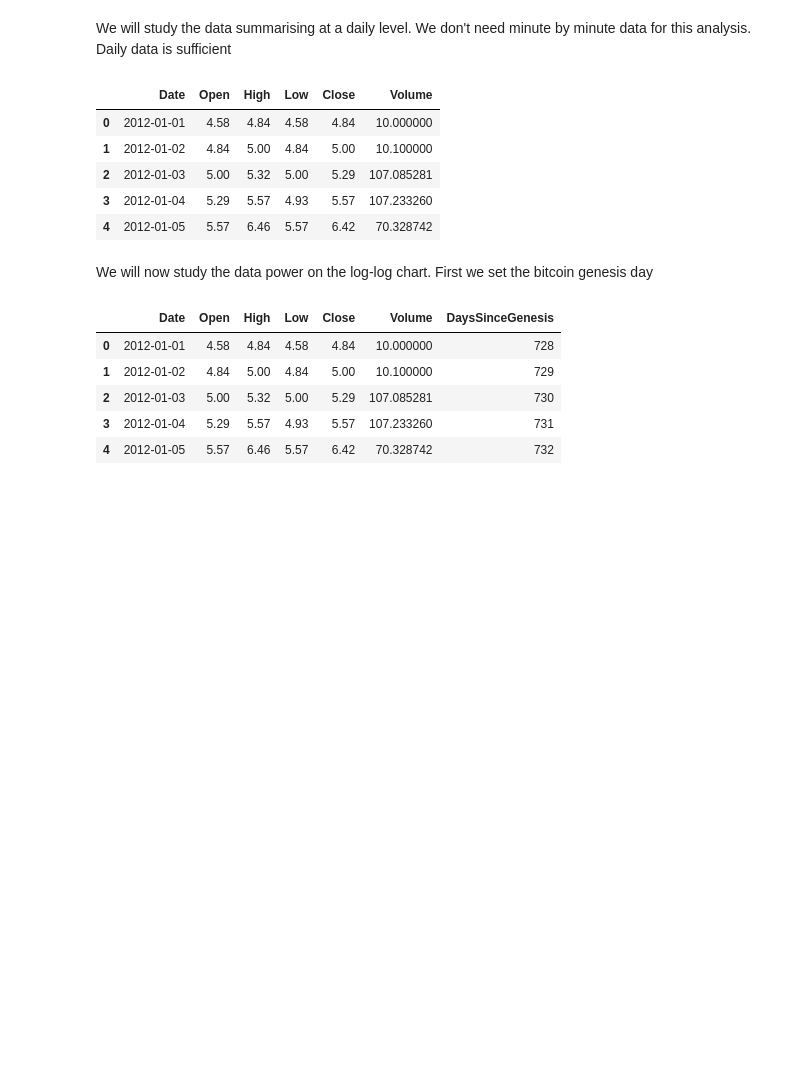
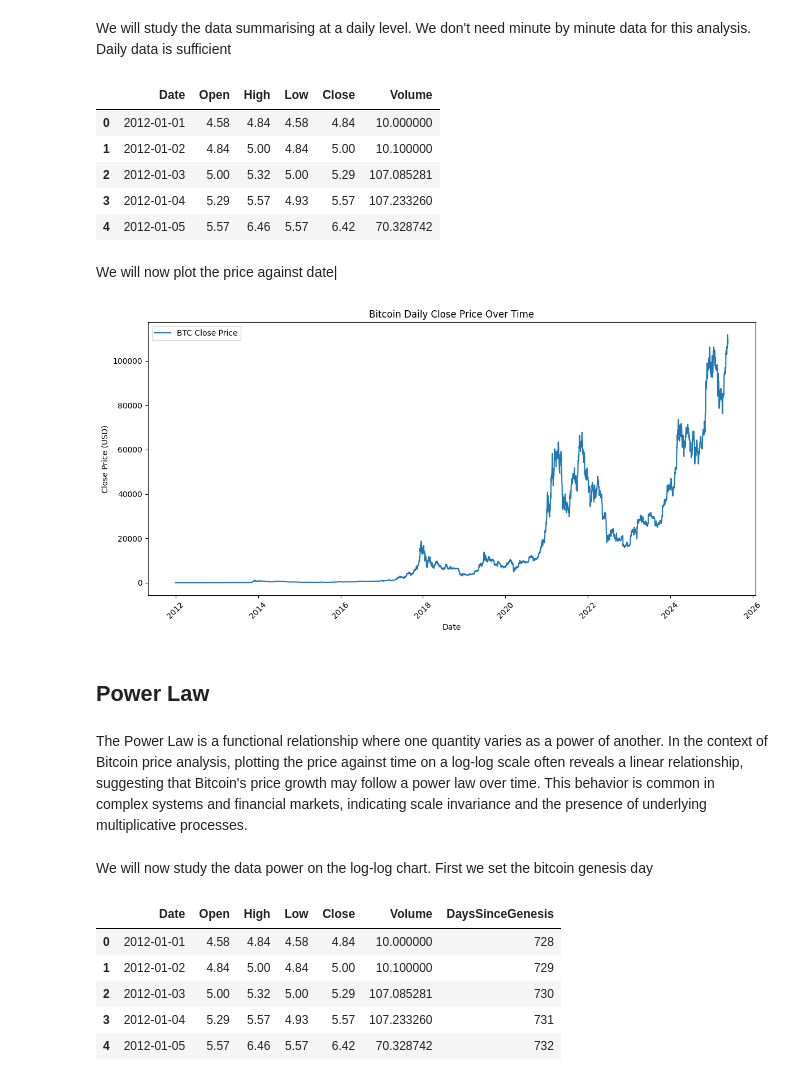
Before and after one commit to tpp6me/bitcoin_quantiles, a Jupyter notebook: bitcoin_quantile_studies_daily_kaggle_data.ipynb, the cells around one changed output. Saved outputs shown, nothing was run; the diff lists cells and outputs as text; code cells hidden in the pictures; blank space fills up the shorter version.

```diff
--- a/bitcoin_quantile_studies_daily_kaggle_data.ipynb
+++ b/bitcoin_quantile_studies_daily_kaggle_data.ipynb
@@ -52,6 +66,24 @@ daily_df.head()
 | 2 | 2012-01-03 | 5.00 | 5.32 | 5.00 | 5.29 | 107.085281 |
 | 3 | 2012-01-04 | 5.29 | 5.57 | 4.93 | 5.57 | 107.233260 |
 | 4 | 2012-01-05 | 5.57 | 6.46 | 5.57 | 6.42 | 70.328742 |
+# %% [markdown]
+We will now plot the price against date|
+# %%
+plt.figure(figsize=(12, 6))
+plt.plot(daily_df['Date'], daily_df['Close'], label='BTC Close Price')
+plt.xlabel('Date')
+plt.ylabel('Close Price (USD)')
+plt.title('Bitcoin Daily Close Price Over Time')
+plt.legend()
+plt.xticks(rotation=45)
+plt.tight_layout()
+plt.show()
+# %% [output]
+[figure, added]
+# %% [markdown]
+## Power Law
+# %% [markdown]
+The Power Law is a functional relationship where one quantity varies as a power of another. In the context of Bitcoin price analysis, plotting the price against time on a log-log scale often reveals a linear relationship, suggesting that Bitcoin's price growth may follow a power law over time. This behavior is common in complex systems and financial markets, indicating scale invariance and the presence of underlying multiplicative processes.
 # %% [markdown]
 We will now study the data power on the log-log chart. First we set the bitcoin genesis day
 # %%
```
Also changed, not shown: parts of 28 cells of this notebook.
